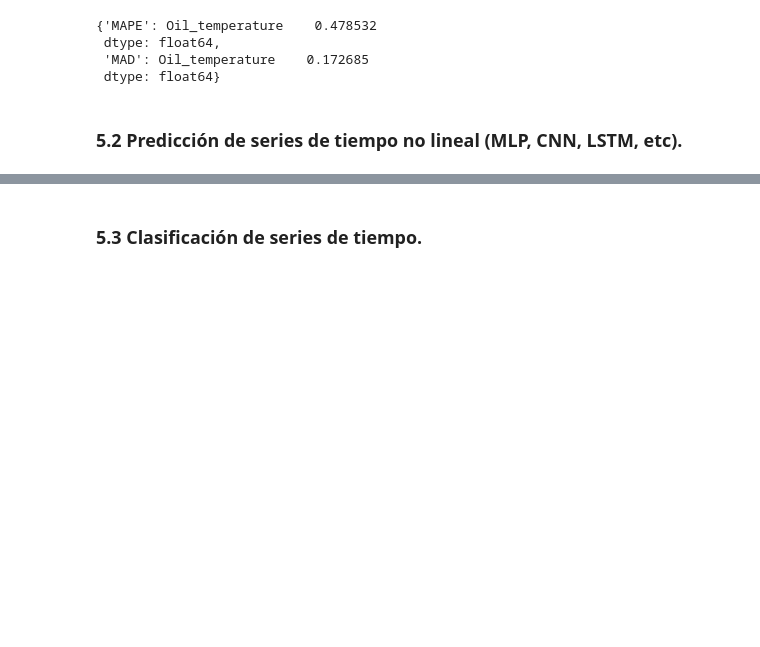
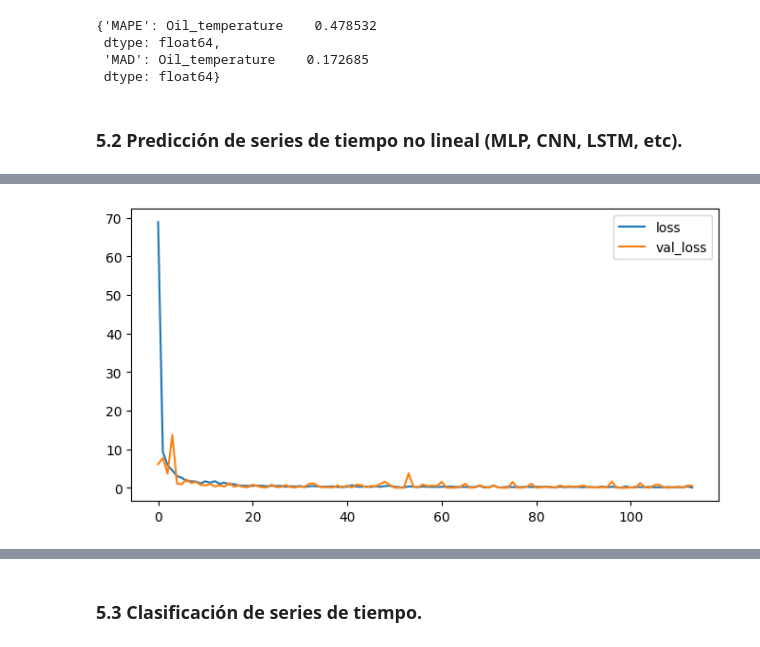
Before and after one commit to judith-ale/proyecto_modulo1, a Jupyter notebook: ProyectoModulo1_RabagoJ_MartinezC_VelicaX.ipynb, the cells around one changed output, grey strips where cells are left out. Cells and saved outputs as stored; diff of their text form; code cells hidden in the pictures; blank space fills up the shorter version.

```diff
--- a/ProyectoModulo1_RabagoJ_MartinezC_VelicaX.ipynb
+++ b/ProyectoModulo1_RabagoJ_MartinezC_VelicaX.ipynb
@@ -642,0 +665,19 @@ pred.to_csv('pred_sarimax.csv')
+# %%
+# Crear y compilar modelos almacenados en la clase oil_nn
+
+n_seq = 3
+n_features = 1
+
+params = {
+    'n_steps_in': steps_in,
+    'n_steps_out': steps_out,
+    'n_features': n_features,
+    'optimizer': 'adam',
+    'loss': 'mse',
+    'metrics': ['mse']
+}
+
+oil_nn.MLP_model(**params)
+oil_nn.CNN_model(**params)
+oil_nn.RNN_model(**params, run_eagerly=True)
+oil_nn.CNN_LSTM_model(n_seq=n_seq, **params, run_eagerly=True)
@@ -642,0 +728,6 @@ pred.to_csv('pred_sarimax.csv')
+# %%
+study = optuna.create_study(direction='minimize')
+study.optimize(objective, n_trials=20)
+
+print('Best trial:', study.best_trial.params)
+print('Best validation loss:', study.best_trial.value)
@@ -642,0 +737,21 @@ pred.to_csv('pred_sarimax.csv')
+# %%
+best_params = study.best_trial.params
+
+model = tf.keras.Sequential([
+          tf.keras.layers.Input(shape=(steps_in * n_features, )),
+          *[tf.keras.layers.Dense(best_params['units'], activation='relu') for j in range(best_params['blocks'])],
+          tf.keras.layers.Dense(best_params['units'], activation='relu'),
+          tf.keras.layers.Dense(steps_out)
+          ])
+
+model.compile(optimizer='adam', loss='mse', metrics=['mse'])
+history = model.fit(x_train.reshape(x_train.shape[0], -1), y_train,
+                        validation_data = (x_val.reshape(x_val.shape[0], -1), y_val),
+                        epochs=best_params['epochs'], verbose=0).history
+
+model.save('oil-final-MLP.keras')
+# %%
+pd.DataFrame(history)[['loss', 'val_loss']].plot(figsize=(8,4))
+plt.show()
+# %% [output]
+[figure, added]
```
Also changed, not shown: parts of 15 cells of this notebook.
